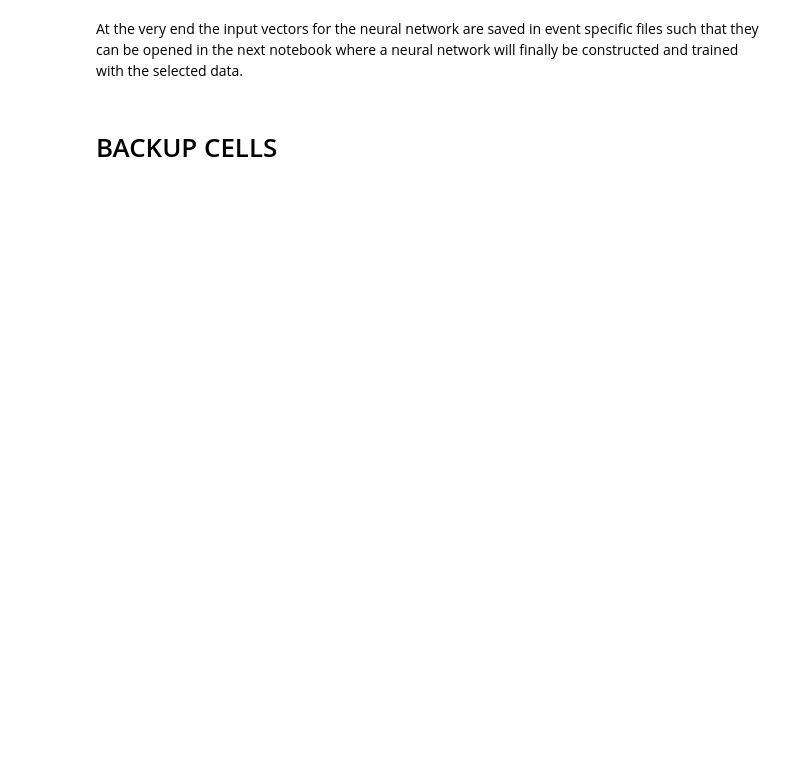
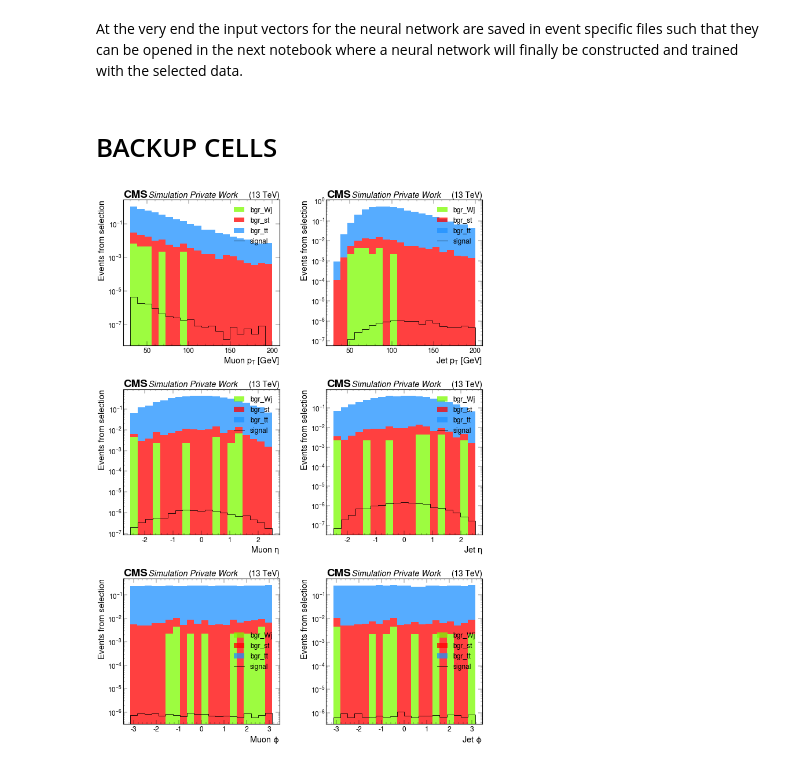
Before and after one commit to ArtMk/lhc-ml, a Jupyter notebook: 04_Event_Selection.ipynb, the cells around one changed output. Cells and saved outputs as stored; diff of their text form; code cells hidden in the pictures; blank space fills up the shorter version.

```diff
--- a/04_Event_Selection.ipynb
+++ b/04_Event_Selection.ipynb
@@ -501,0 +465,5 @@ print(selection_dict['signal'].Muon[0].mass)
+# %%
+# construct sub histograms to be plotted
+selection_hisssst = {"m_bb":   observables[{"deltaR": sum, "ht": sum}],    # m_bb
+                     "deltaR": observables[{"m_bb": sum, "ht": sum}],      # deltaR
+                     "ht":     observables[{"m_bb": sum, "deltaR": sum}]}  # ht
@@ -544,0 +574,54 @@ for event_type in nn_input:
+# %%
+# cms style
+plt.style.use(mplhep.style.CMS)
+
+fig = plt.figure(figsize = (20, 20*3/2), facecolor = 'white', dpi = 40)
+
+fig.subplots_adjust(wspace=0.3, hspace=0.3)
+
+# a splash of color
+plt.rcParams['axes.prop_cycle'] = plt.cycler(color=["lawngreen", "red", "dodgerblue"])
+# plt.rcParams['axes.prop_cycle'] = plt.cycler(color=["seagreen", "peachpuff", "cadetblue"])
+# plt.rcParams['axes.prop_cycle'] = plt.cycler(color=["thistle", "mediumorchid", "indigo"])
+# plt.rcParams['axes.prop_cycle'] = plt.cycler(color=["limegreen", "yellow", "red"])
+
+# opacity of the plots
+a = 0.75
+
+# make axes
+axes = np.array([fig.add_subplot(3, 2, i) for i in range(1, len(selection_hist) + 1)])
+
+# permutate axes
+p = [0, 2, 4, 1, 3, 5]
+axes = axes[p]
+
+for count, sub_hist in enumerate(selection_hist):
+
+    # plot of background sub histogram
+    selection_hist[sub_hist][{"process": ['bgr_Wj', 'bgr_st', 'bgr_tt',]}].plot1d(
+        ax = axes[count],
+        overlay = "process",
+        histtype = "fill",
+        stack = True,
+        alpha = a,
+        edgecolor = (0, 0, 0, 0.3),
+    )
+
+    # plot of signal sub histogram
+    selection_hist[sub_hist][{"process": ['signal']}].plot1d(
+        ax = axes[count],
+        overlay = "process",
+        histtype = "step",
+        stack = False,
+        alpha = 1,
+        edgecolor = (0, 0, 0, 0),
+    )
+
+    axes[count].semilogy()
+    axes[count].set_ylabel("Events from selection")
+    mplhep.cms.label(ax = axes[count], label = "Private Work")
+    axes[count].legend()
+
+plt.show()
+# %% [output]
+[figure, new version]
```
Also changed, not shown: parts of 21 cells of this notebook.
